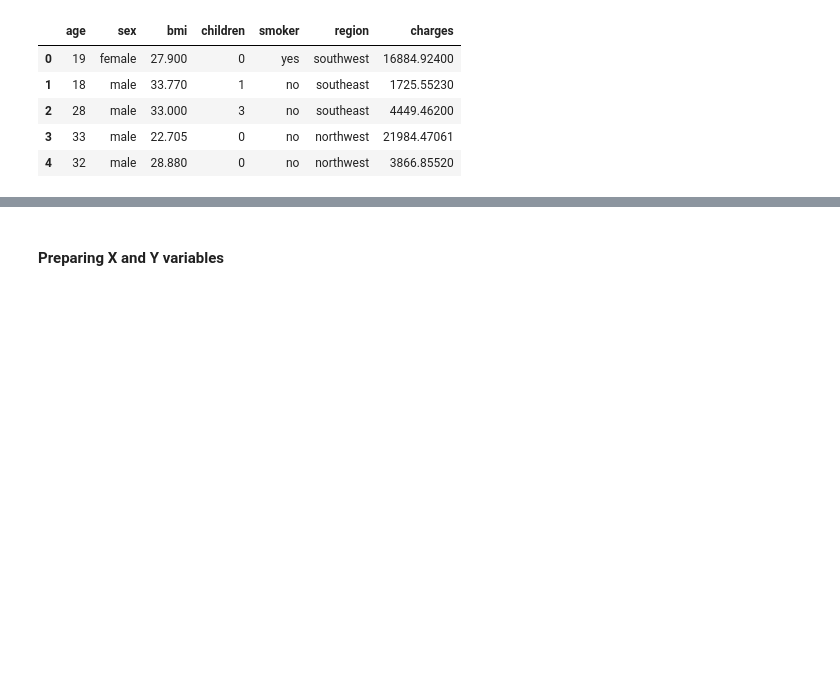
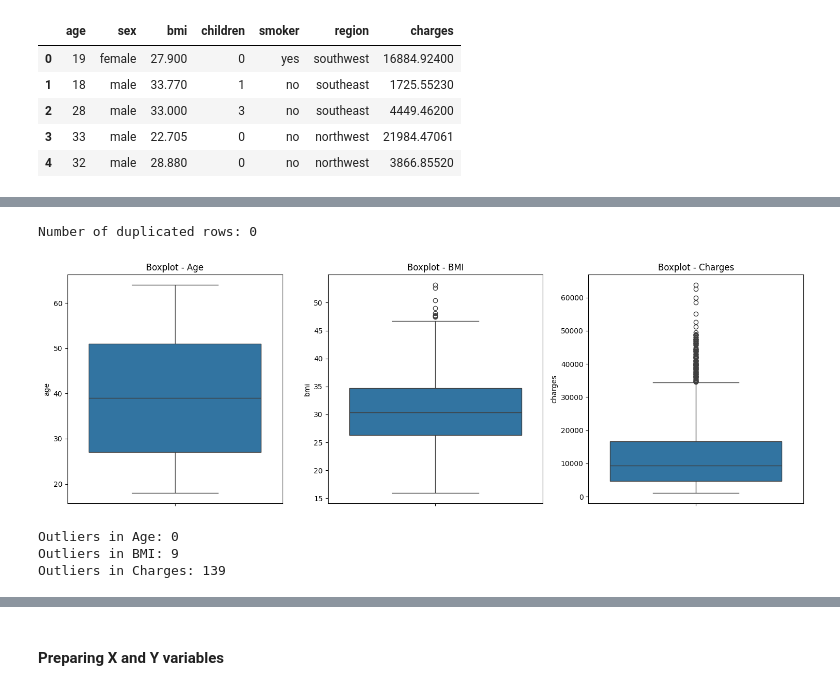
Before and after one commit to jadhavgaurav/Insurance-premium-prediction-using-Regression, a Jupyter notebook: 2. MODEL TRAINING.ipynb, the cells around one changed output, grey strips where cells are left out. Cells and saved outputs as stored; diff of their text form; code cells hidden in the pictures; blank space fills up the shorter version.

```diff
--- a/2. MODEL TRAINING.ipynb
+++ b/2. MODEL TRAINING.ipynb
@@ -42,0 +55,50 @@ df.head()
+# %%
+df = df.drop_duplicates()
+print(f"Number of duplicated rows: {df.duplicated().sum()}")
+# %% [output]
+Number of duplicated rows: 0
+# %%
+import matplotlib.pyplot as plt
+import seaborn as sns
+
+# Visualize outliers using boxplots
+plt.figure(figsize=(15, 5))
+
+plt.subplot(1, 3, 1)
+sns.boxplot(y=df['age'])
+plt.title('Boxplot - Age')
+
+plt.subplot(1, 3, 2)
+sns.boxplot(y=df['bmi'])
+plt.title('Boxplot - BMI')
+
+plt.subplot(1, 3, 3)
+sns.boxplot(y=df['charges'])
+plt.title('Boxplot - Charges')
+
+plt.tight_layout()
+plt.show()
+# %% [output]
+[figure, added]
+# %%
+# Function to detect outliers using IQR
+def detect_outliers_iqr(data, column):
+    Q1 = data[column].quantile(0.25)
+    Q3 = data[column].quantile(0.75)
+    IQR = Q3 - Q1
+    lower_bound = Q1 - 1.5 * IQR
+    upper_bound = Q3 + 1.5 * IQR
+    outliers = data[(data[column] < lower_bound) | (data[column] > upper_bound)]
+    return outliers
+
+outliers_age = detect_outliers_iqr(df, 'age')
+outliers_bmi = detect_outliers_iqr(df, 'bmi')
+outliers_charges = detect_outliers_iqr(df, 'charges')
+
+print("Outliers in Age:", len(outliers_age))
+print("Outliers in BMI:", len(outliers_bmi))
+print("Outliers in Charges:", len(outliers_charges))
+# %% [output]
+Outliers in Age: 0
+Outliers in BMI: 9
+Outliers in Charges: 139
```
Also changed, not shown: parts of 39 cells of this notebook, 6 other files.
